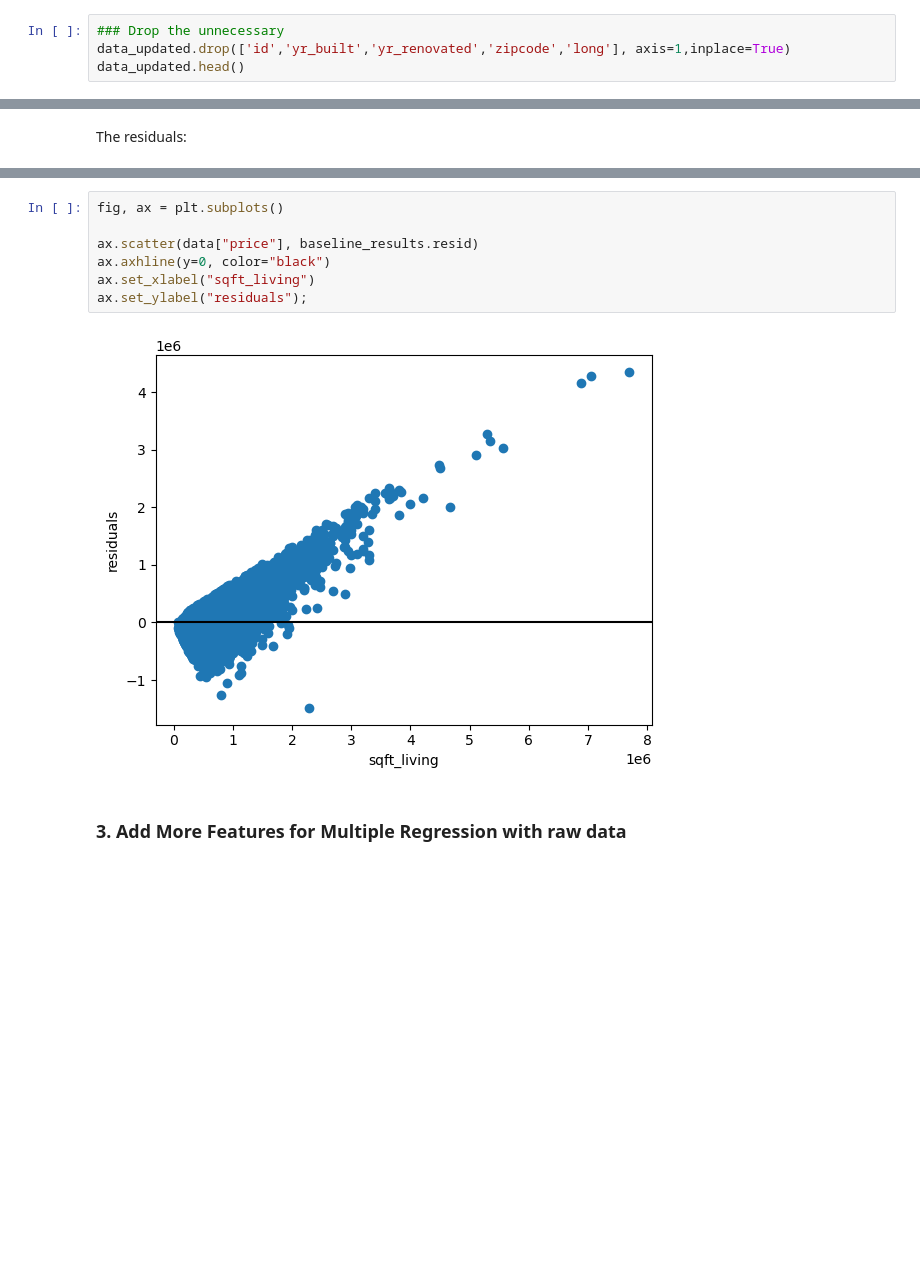
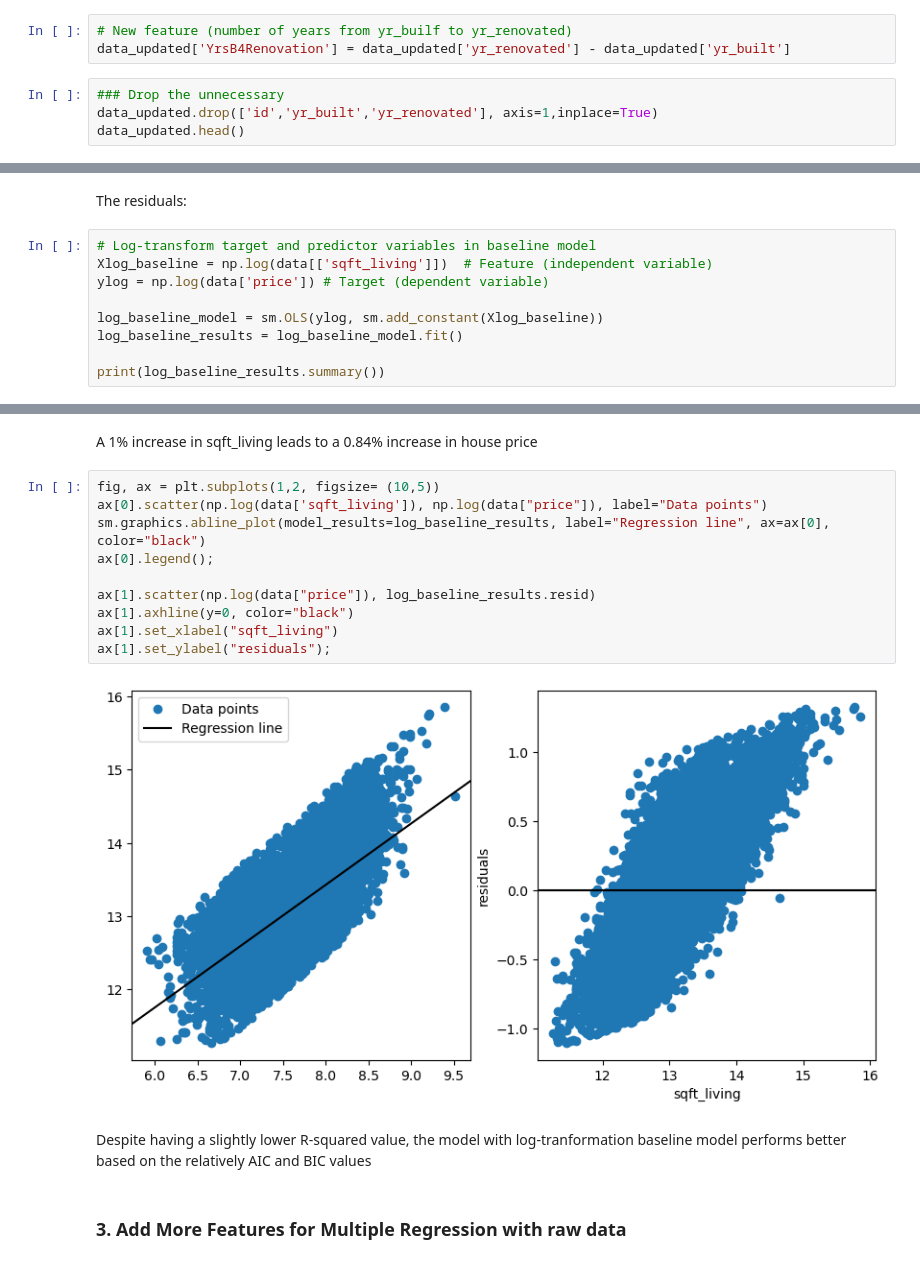
Before and after one commit to learn-co-curriculum/dsc-phase-2-project-v2-3, a Jupyter notebook: student.ipynb, the cells around one changed output, grey strips where cells are left out. Saved outputs shown, nothing was run; the diff lists cells and outputs as text; blank space fills up the shorter version.

```diff
--- a/student.ipynb
+++ b/student.ipynb
@@ -464,9 +464,12 @@ data_updated
 | 21141 | 291310100 | 2015-01-16 | 400000.0 | 3 | 2.50 | 1600 | 2388 | 2.0 | 0 | 0 | ... |
 | 21142 | 1523300157 | 2014-10-15 | 325000.0 | 2 | 0.75 | 1020 | 1076 | 2.0 | 0 | 0 | ... |
 21143 rows × 21 columns
+# %%
+# New feature (number of years from yr_builf to yr_renovated)
+data_updated['YrsB4Renovation'] = data_updated['yr_renovated'] - data_updated['yr_built']
 # %%
 ### Drop the unnecessary
-data_updated.drop(['id','yr_built','yr_renovated','zipcode','long'], axis=1,inplace=True)
+data_updated.drop(['id','yr_built','yr_renovated'], axis=1,inplace=True)
 data_updated.head()
 # %% [output]
 |  | date | price | bedrooms | bathrooms | sqft_living | sqft_lot | floors | waterfront | view | condition | ... |
@@ -601,2 +613,11 @@ ax.legend();
 # %% [markdown]
 The residuals:
+# %%
+# Log-transform target and predictor variables in baseline model
+Xlog_baseline = np.log(data[['sqft_living']])  # Feature (independent variable)
+ylog = np.log(data['price']) # Target (dependent variable)
+
+log_baseline_model = sm.OLS(ylog, sm.add_constant(Xlog_baseline))
+log_baseline_results = log_baseline_model.fit()
+
+print(log_baseline_results.summary())
@@ -603,12 +642,19 @@ The residuals:
+# %% [markdown]
+A 1% increase in sqft_living leads to a 0.84% increase in house price
 # %%
-fig, ax = plt.subplots()
+fig, ax = plt.subplots(1,2, figsize= (10,5))
+ax[0].scatter(np.log(data['sqft_living']), np.log(data["price"]), label="Data points")
+sm.graphics.abline_plot(model_results=log_baseline_results, label="Regression line", ax=ax[0], color="black")
+ax[0].legend();
 
-ax.scatter(data["price"], baseline_results.resid)
-ax.axhline(y=0, color="black")
-ax.set_xlabel("sqft_living")
-ax.set_ylabel("residuals");
+ax[1].scatter(np.log(data["price"]), log_baseline_results.resid)
+ax[1].axhline(y=0, color="black")
+ax[1].set_xlabel("sqft_living")
+ax[1].set_ylabel("residuals");
 # %% [output]
-[figure, old version]
+[figure, new version]
+# %% [markdown]
+Despite having a slightly lower R-squared value, the model with log-tranformation baseline model performs better based on the relatively AIC and BIC values
 # %% [markdown]
 
 ### 3. Add More Features for Multiple Regression with raw data
```
Also changed, not shown: parts of 28 cells of this notebook.
